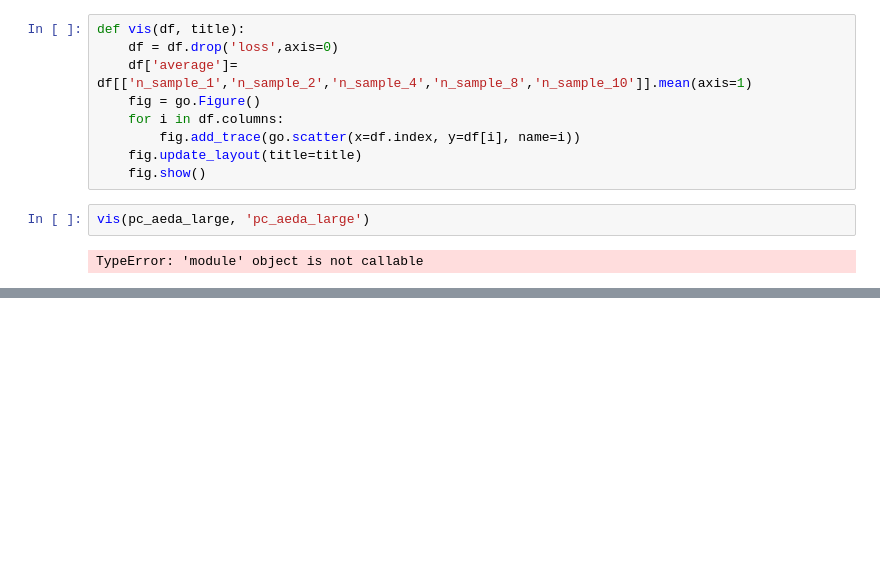
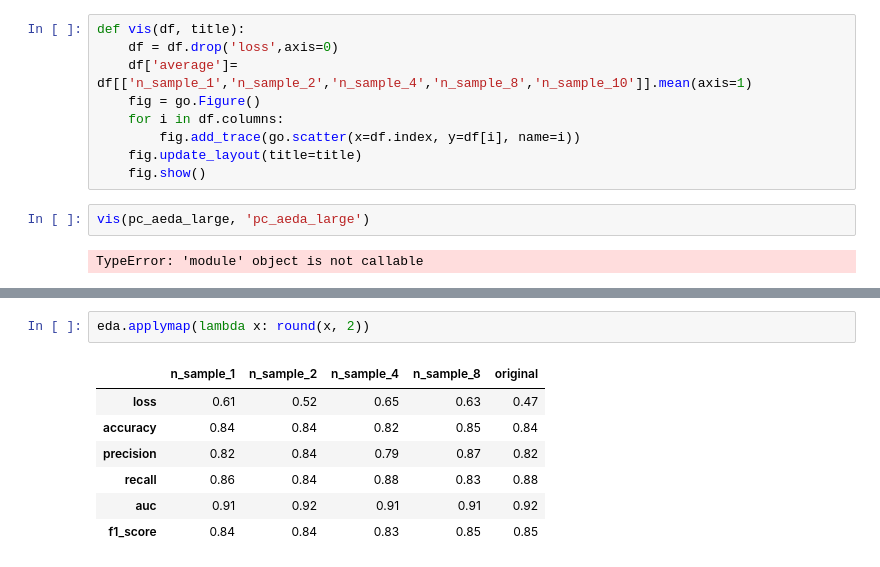
Before and after one commit to phj6688/nlp_da_comparison, a Jupyter notebook: experiments/experiments.ipynb, the cells around one changed output, grey strips where cells are left out. Drawn from its saved outputs; the diff is of its cells as text; blank space fills up the shorter version.

```diff
--- a/experiments/experiments.ipynb
+++ b/experiments/experiments.ipynb
@@ -687,0 +732,10 @@ vis(pc_wordnet_small, 'pc_wordnet_small')
+# %%
+eda.applymap(lambda x: round(x, 2))
+# %% [output]
+|  | n_sample_1 | n_sample_2 | n_sample_4 | n_sample_8 | original |
+| loss | 0.61 | 0.52 | 0.65 | 0.63 | 0.47 |
+| accuracy | 0.84 | 0.84 | 0.82 | 0.85 | 0.84 |
+| precision | 0.82 | 0.84 | 0.79 | 0.87 | 0.82 |
+| recall | 0.86 | 0.84 | 0.88 | 0.83 | 0.88 |
+| auc | 0.91 | 0.92 | 0.91 | 0.91 | 0.92 |
+| f1_score | 0.84 | 0.84 | 0.83 | 0.85 | 0.85 |
```
Also changed, not shown: parts of 10 cells of this notebook, 7 other files.
